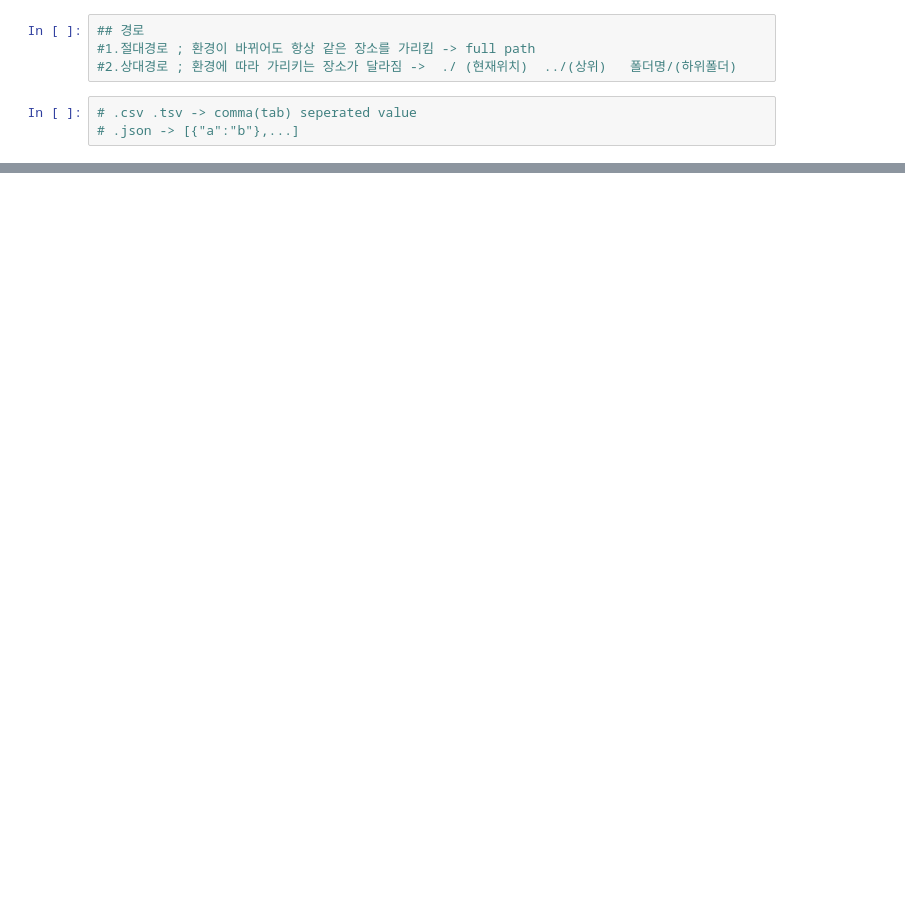
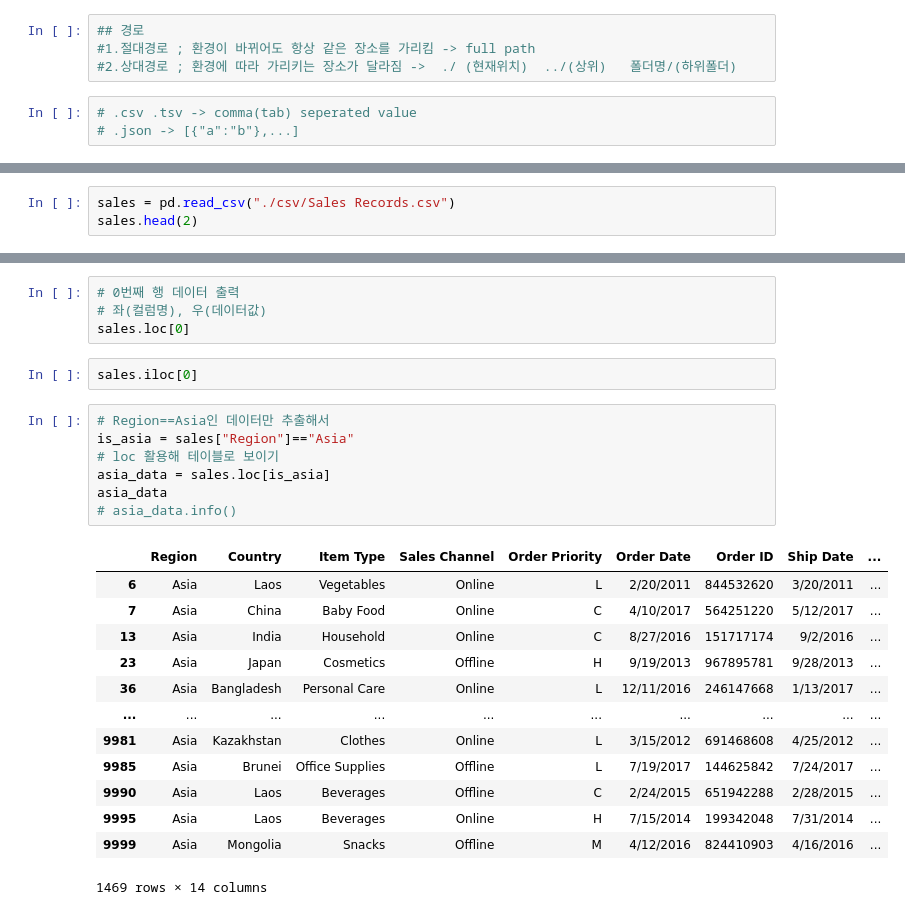
Before and after one commit to umjiwoo/ubion, a Jupyter notebook: 03_python.ipynb, the cells around one changed output, grey strips where cells are left out. Saved outputs shown, nothing was run; the diff lists cells and outputs as text; blank space fills up the shorter version.

```diff
--- a/03_python.ipynb
+++ b/03_python.ipynb
@@ -149,0 +211,3 @@ data2=pd.read_csv("./csv/num_1/chipotle.tsv")
+# %%
+sales = pd.read_csv("./csv/Sales Records.csv")
+sales.head(2)
@@ -149,0 +218,27 @@ data2=pd.read_csv("./csv/num_1/chipotle.tsv")
+# %%
+# 0번째 행 데이터 출력
+# 좌(컬럼명), 우(데이터값)
+sales.loc[0]
+# %%
+sales.iloc[0]
+# %%
+# Region==Asia인 데이터만 추출해서
+is_asia = sales["Region"]=="Asia"
+# loc 활용해 테이블로 보이기
+asia_data = sales.loc[is_asia]
+asia_data
+# asia_data.info()
+# %% [output]
+|  | Region | Country | Item Type | Sales Channel | Order Priority | Order Date | Order ID | Ship Date | ... |
+| 6 | Asia | Laos | Vegetables | Online | L | 2/20/2011 | 844532620 | 3/20/2011 | ... |
+| 7 | Asia | China | Baby Food | Online | C | 4/10/2017 | 564251220 | 5/12/2017 | ... |
+| 13 | Asia | India | Household | Online | C | 8/27/2016 | 151717174 | 9/2/2016 | ... |
+| 23 | Asia | Japan | Cosmetics | Offline | H | 9/19/2013 | 967895781 | 9/28/2013 | ... |
+| 36 | Asia | Bangladesh | Personal Care | Online | L | 12/11/2016 | 246147668 | 1/13/2017 | ... |
+| ... | ... | ... | ... | ... | ... | ... | ... | ... | ... |
+| 9981 | Asia | Kazakhstan | Clothes | Online | L | 3/15/2012 | 691468608 | 4/25/2012 | ... |
+| 9985 | Asia | Brunei | Office Supplies | Offline | L | 7/19/2017 | 144625842 | 7/24/2017 | ... |
+| 9990 | Asia | Laos | Beverages | Offline | C | 2/24/2015 | 651942288 | 2/28/2015 | ... |
+| 9995 | Asia | Laos | Beverages | Online | H | 7/15/2014 | 199342048 | 7/31/2014 | ... |
+| 9999 | Asia | Mongolia | Snacks | Offline | M | 4/12/2016 | 824410903 | 4/16/2016 | ... |
+1469 rows × 14 columns
```
Also changed, not shown: parts of 40 cells of this notebook.
